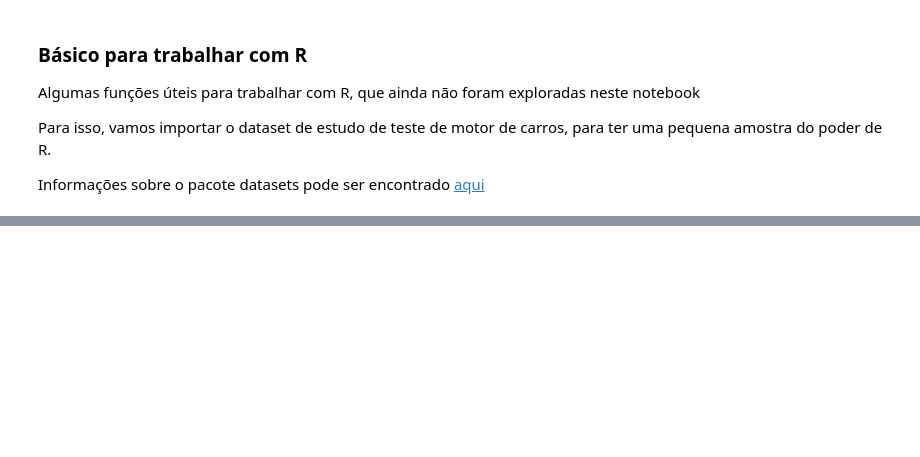
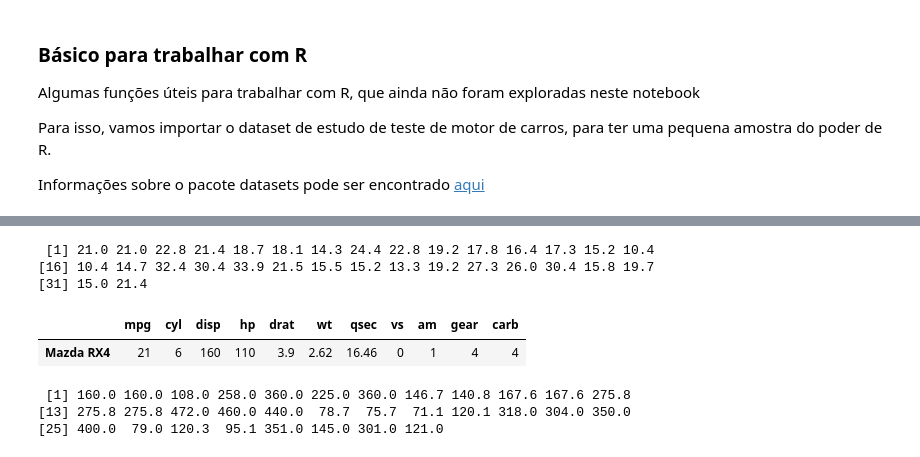
Before and after one commit to danielmbicalho/pequena-intro-datascience, a Jupyter notebook: introducao_r.ipynb, the cells around one changed output, grey strips where cells are left out. Saved outputs shown, nothing was run; the diff lists cells and outputs as text; code cells hidden in the pictures; blank space fills up the shorter version.

```diff
--- a/introducao_r.ipynb
+++ b/introducao_r.ipynb
@@ -224,0 +255,22 @@ tail(mtcars)
+# %%
+# Formas de acessar informações do dataframe
+
+# Acessando a coluna mpg
+mtcars$mpg
+# %% [output]
+ [1] 21.0 21.0 22.8 21.4 18.7 18.1 14.3 24.4 22.8 19.2 17.8 16.4 17.3 15.2 10.4
+[16] 10.4 14.7 32.4 30.4 33.9 21.5 15.5 15.2 13.3 19.2 27.3 26.0 30.4 15.8 19.7
+[31] 15.0 21.4
+# %%
+# Acessando a primeira linha
+mtcars[1, ]
+# %% [output]
+|  | mpg | cyl | disp | hp | drat | wt | qsec | vs | am | gear | carb |
+| Mazda RX4 | 21 | 6 | 160 | 110 | 3.9 | 2.62 | 16.46 | 0 | 1 | 4 | 4 |
+# %%
+# Acessando a coluna 3
+mtcars[, 3]
+# %% [output]
+ [1] 160.0 160.0 108.0 258.0 360.0 225.0 360.0 146.7 140.8 167.6 167.6 275.8
+[13] 275.8 275.8 472.0 460.0 440.0  78.7  75.7  71.1 120.1 318.0 304.0 350.0
+[25] 400.0  79.0 120.3  95.1 351.0 145.0 301.0 121.0
```
Also changed, not shown: parts of 11 cells of this notebook, 1 other file.
